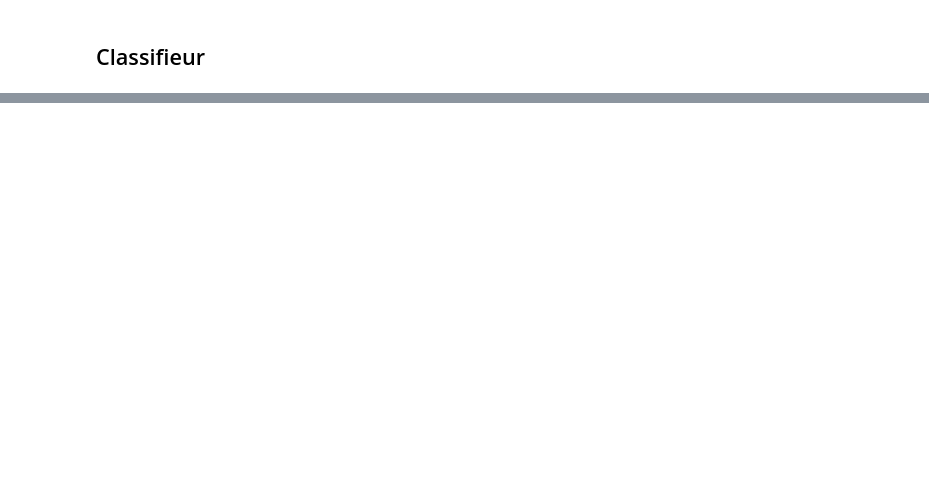
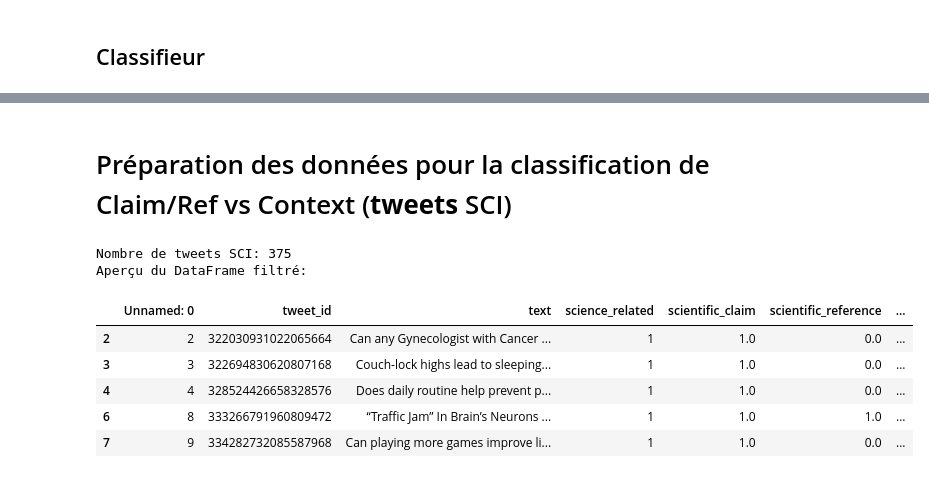
Before and after one commit to PioBasile/Classification-tweet-scientifique, a Jupyter notebook: ProjetMachineLearning.ipynb, the cells around one changed output, grey strips where cells are left out. Saved outputs shown, nothing was run; the diff lists cells and outputs as text; code cells hidden in the pictures; blank space fills up the shorter version.

```diff
--- a/ProjetMachineLearning.ipynb
+++ b/ProjetMachineLearning.ipynb
@@ -390,0 +593,18 @@ Meilleur modèle : SVM (F1 macro = 0.899) en utilisant : PONDERATION
+# %% [markdown]
+# Préparation des données pour la classification de Claim/Ref vs Context (**tweets** SCI)
+# %%
+# Étape 1 : Filtrer le dataset pour ne garder que les tweets de la catégorie SCI
+df_sci = df[df['science_related'] == 1].copy()
+
+print(f"Nombre de tweets SCI: {len(df_sci)}")
+print("Aperçu du DataFrame filtré:")
+display(df_sci.head())
+# %% [output]
+Nombre de tweets SCI: 375
+Aperçu du DataFrame filtré:
+|  | Unnamed: 0 | tweet_id | text | science_related | scientific_claim | scientific_reference | ... |
+| 2 | 2 | 322030931022065664 | Can any Gynecologist with Cancer ... | 1 | 1.0 | 0.0 | ... |
+| 3 | 3 | 322694830620807168 | Couch-lock highs lead to sleeping... | 1 | 1.0 | 0.0 | ... |
+| 4 | 4 | 328524426658328576 | Does daily routine help prevent p... | 1 | 1.0 | 0.0 | ... |
+| 6 | 8 | 333266791960809472 | “Traffic Jam” In Brain’s Neurons ... | 1 | 1.0 | 1.0 | ... |
+| 7 | 9 | 334282732085587968 | Can playing more games improve li... | 1 | 1.0 | 0.0 | ... |
```
Also changed, not shown: parts of 17 cells of this notebook.
